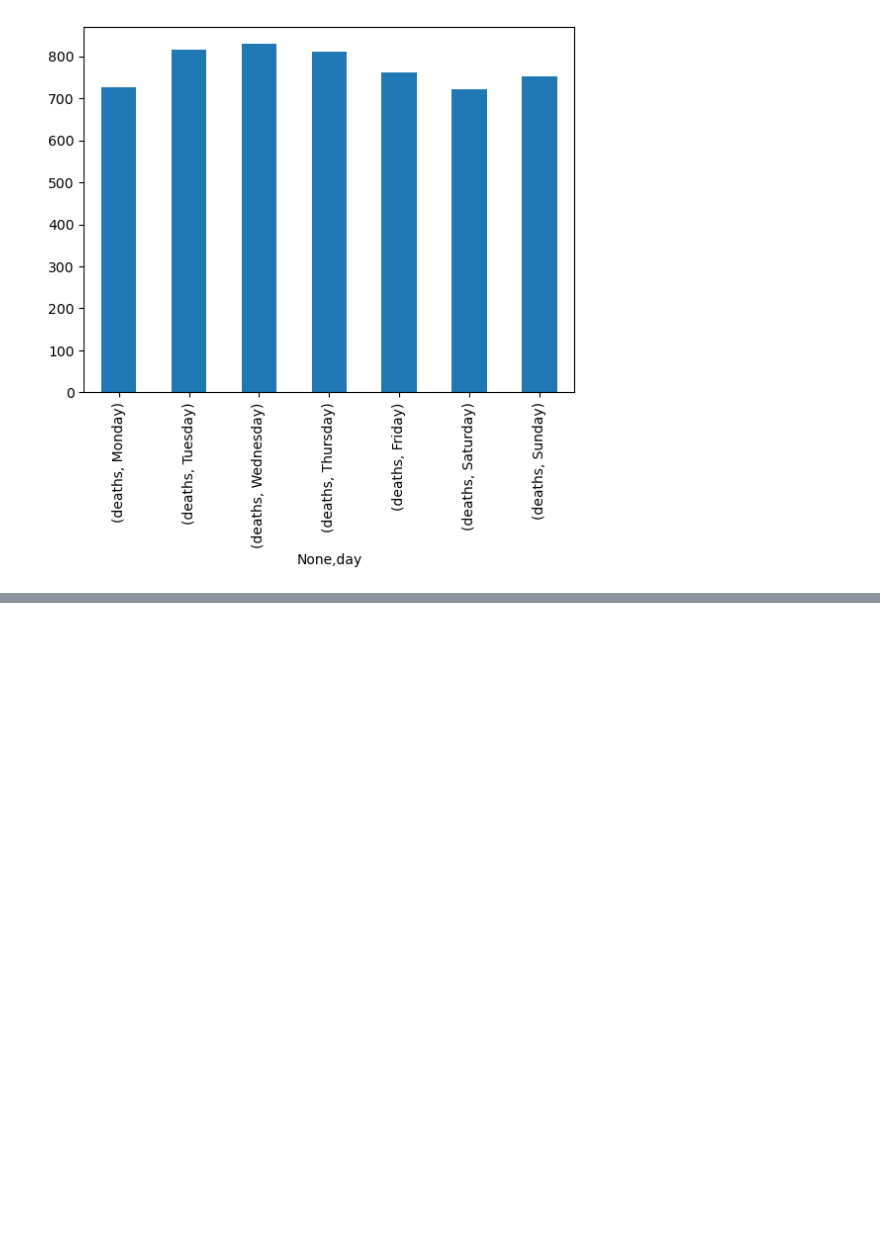
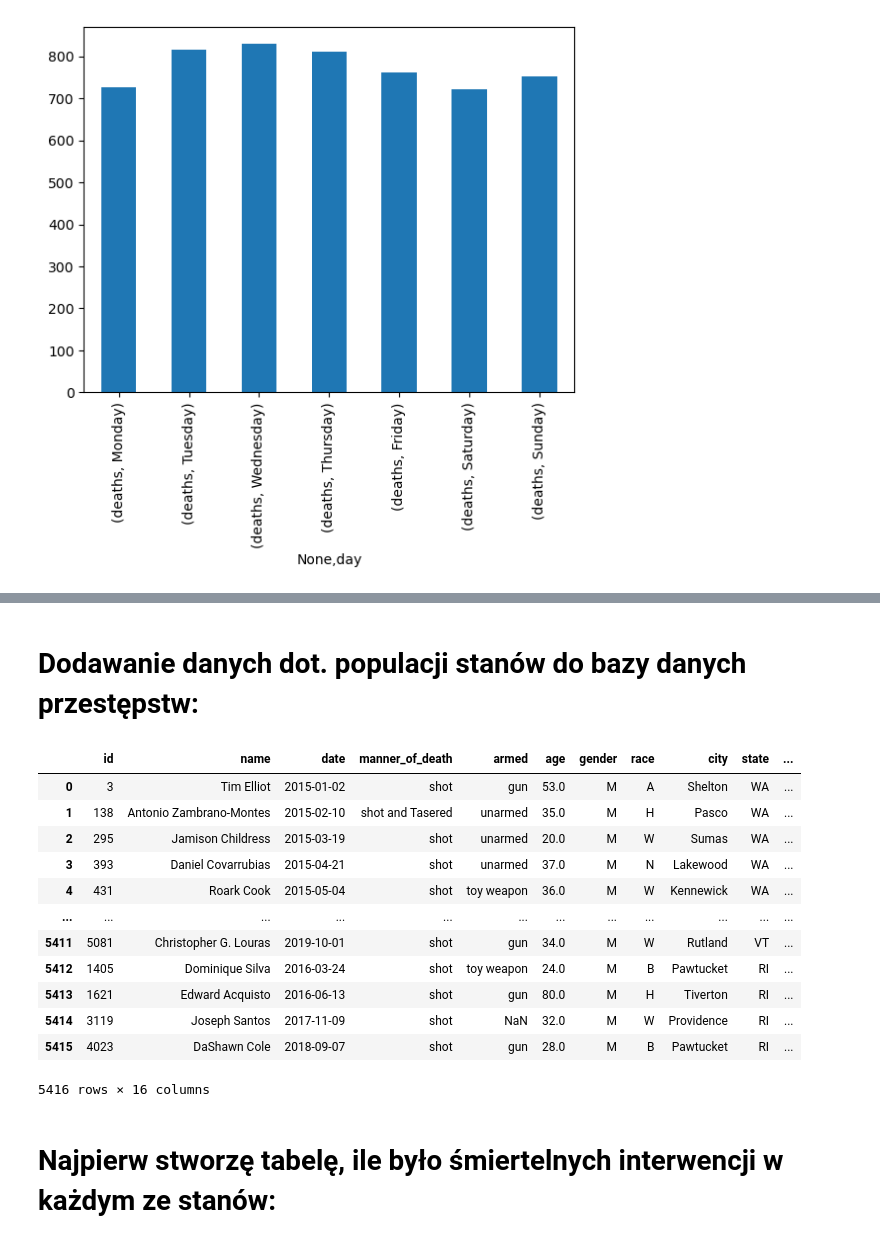
Before and after one commit to jakubziom/Fatal_Police_Interventions, a Jupyter notebook: fatal_police_interventions.ipynb, the cells around one changed output, grey strips where cells are left out. Drawn from its saved outputs; the diff is of its cells as text; code cells hidden in the pictures; blank space fills up the shorter version.

```diff
--- a/fatal_police_interventions.ipynb
+++ b/fatal_police_interventions.ipynb
@@ -200,0 +230,4 @@ ax=df5.unstack(level=0).plot(kind='bar',subplots=True, rot=90,width=0.5)
+# %%
+states2 = pd.read_html('https://en.wikipedia.org/wiki/List_of_U.S._state_and_territory_abbreviations', header=0)
+states2[0].columns=['Name','Region','ISO','ANSI1','ANSI2','USPS','USCG','GPO','AP','Other abbrevations']
+states2[0]
@@ -200,0 +250,6 @@ ax=df5.unstack(level=0).plot(kind='bar',subplots=True, rot=90,width=0.5)
+# %%
+states_id=states2[0].drop(['Region','ISO','ANSI1','ANSI2','USCG','GPO','AP','Other abbrevations'],axis=1)
+states_id.dropna(how='any',inplace=True)
+states_id=states_id.rename(columns={'USPS':'State_ID','Name':'State'})
+states_id_final=states_id.drop(8)
+states_id_final
@@ -200,0 +270,4 @@ ax=df5.unstack(level=0).plot(kind='bar',subplots=True, rot=90,width=0.5)
+# %%
+states_population=states_population.drop(['Rank in states & territories, 2020','Rank in states & territories, 2010','Census population, April 1, 2010 [1][2]','Percent change, 2010–2020 [note 1]','Absolute change, 2010-2020','Total seats in the U.S. House of Representatives, 2023–2033','Census population per electoral vote [note 2]','Census population per House seat','Percent of the total U.S. population, 2020 [note 3]'],axis=1)
+states_population=states_population.rename(columns={'Census population, April 1, 2020 [1][2]':'state_population'})
+states_population
@@ -200,0 +294,5 @@ ax=df5.unstack(level=0).plot(kind='bar',subplots=True, rot=90,width=0.5)
+# %%
+states=pd.merge(states_id_final,states_population,on='State')
+states=states.drop('State',axis=1)
+states=states.rename(columns={'State_ID':'state'})
+states
@@ -200,0 +317,21 @@ ax=df5.unstack(level=0).plot(kind='bar',subplots=True, rot=90,width=0.5)
+# %% [markdown]
+# Dodawanie danych dot. populacji stanów do bazy danych przestępstw:
+# %%
+df6=pd.merge(df,states,on='state')
+df6
+# %% [output]
+|  | id | name | date | manner_of_death | armed | age | gender | race | city | state | ... |
+| 0 | 3 | Tim Elliot | 2015-01-02 | shot | gun | 53.0 | M | A | Shelton | WA | ... |
+| 1 | 138 | Antonio Zambrano-Montes | 2015-02-10 | shot and Tasered | unarmed | 35.0 | M | H | Pasco | WA | ... |
+| 2 | 295 | Jamison Childress | 2015-03-19 | shot | unarmed | 20.0 | M | W | Sumas | WA | ... |
+| 3 | 393 | Daniel Covarrubias | 2015-04-21 | shot | unarmed | 37.0 | M | N | Lakewood | WA | ... |
+| 4 | 431 | Roark Cook | 2015-05-04 | shot | toy weapon | 36.0 | M | W | Kennewick | WA | ... |
+| ... | ... | ... | ... | ... | ... | ... | ... | ... | ... | ... | ... |
+| 5411 | 5081 | Christopher G. Louras | 2019-10-01 | shot | gun | 34.0 | M | W | Rutland | VT | ... |
+| 5412 | 1405 | Dominique Silva | 2016-03-24 | shot | toy weapon | 24.0 | M | B | Pawtucket | RI | ... |
+| 5413 | 1621 | Edward Acquisto | 2016-06-13 | shot | gun | 80.0 | M | H | Tiverton | RI | ... |
+| 5414 | 3119 | Joseph Santos | 2017-11-09 | shot | NaN | 32.0 | M | W | Providence | RI | ... |
+| 5415 | 4023 | DaShawn Cole | 2018-09-07 | shot | gun | 28.0 | M | B | Pawtucket | RI | ... |
+5416 rows × 16 columns
+# %% [markdown]
+# Najpierw stworzę tabelę, ile było śmiertelnych interwencji w każdym ze stanów:
```
Also changed, not shown: parts of 30 cells of this notebook.
